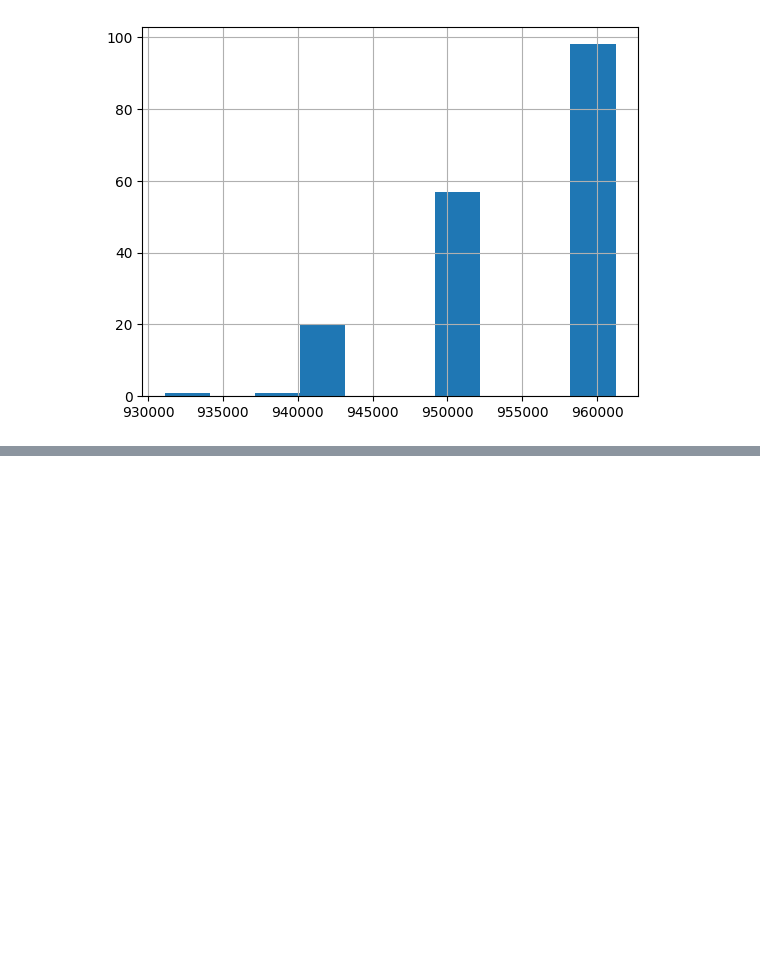
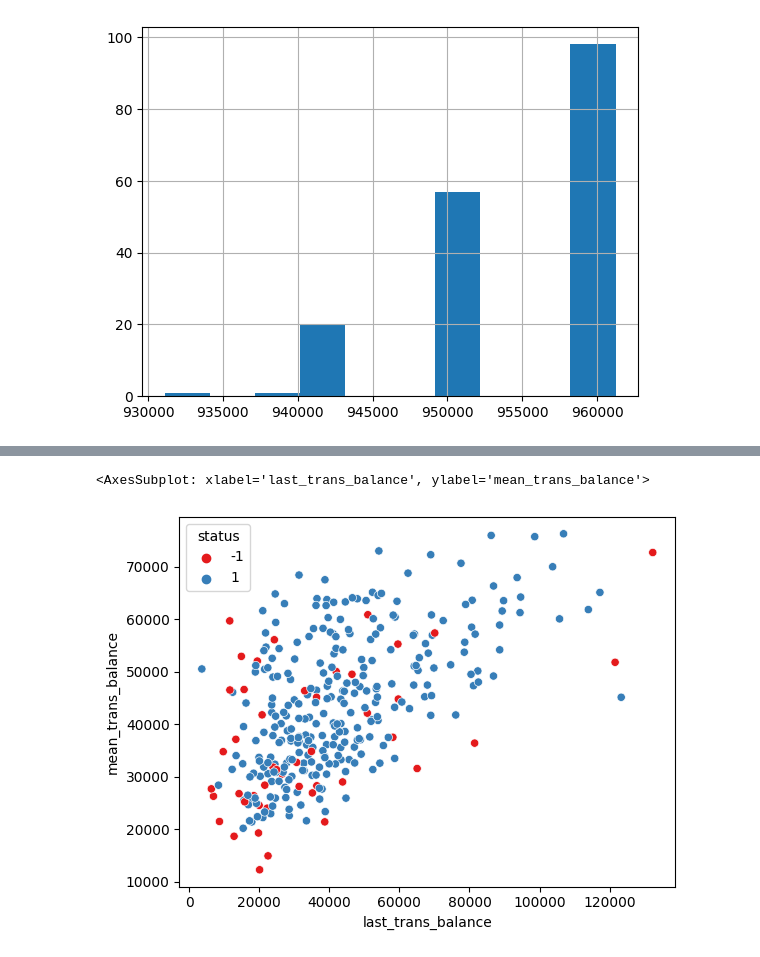
Before and after one commit to biromiro/feup-ac, a Jupyter notebook: main.ipynb, the cells around one changed output, grey strips where cells are left out. Cells and saved outputs as stored; diff of their text form; code cells hidden in the pictures; blank space fills up the shorter version.

```diff
--- a/main.ipynb
+++ b/main.ipynb
@@ -388,0 +547,5 @@ cards_dev['issued'].hist()
+# %%
+sns.scatterplot(df, y='mean_trans_balance', x='last_trans_balance', hue='status', palette='Set1')
+# %% [output]
+<AxesSubplot: xlabel='last_trans_balance', ylabel='mean_trans_balance'>
+[figure, added]
```
Also changed, not shown: parts of 17 cells of this notebook, 3 other files.
